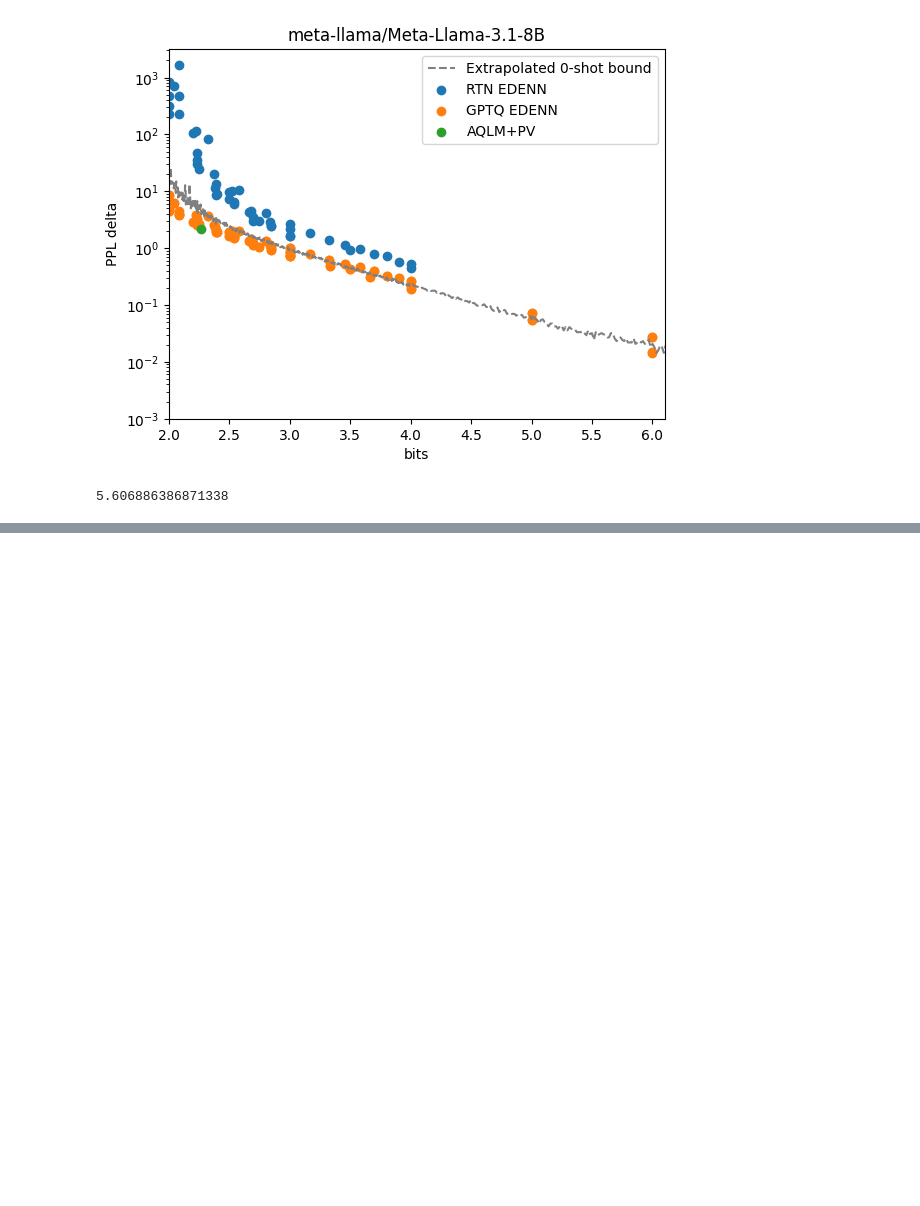
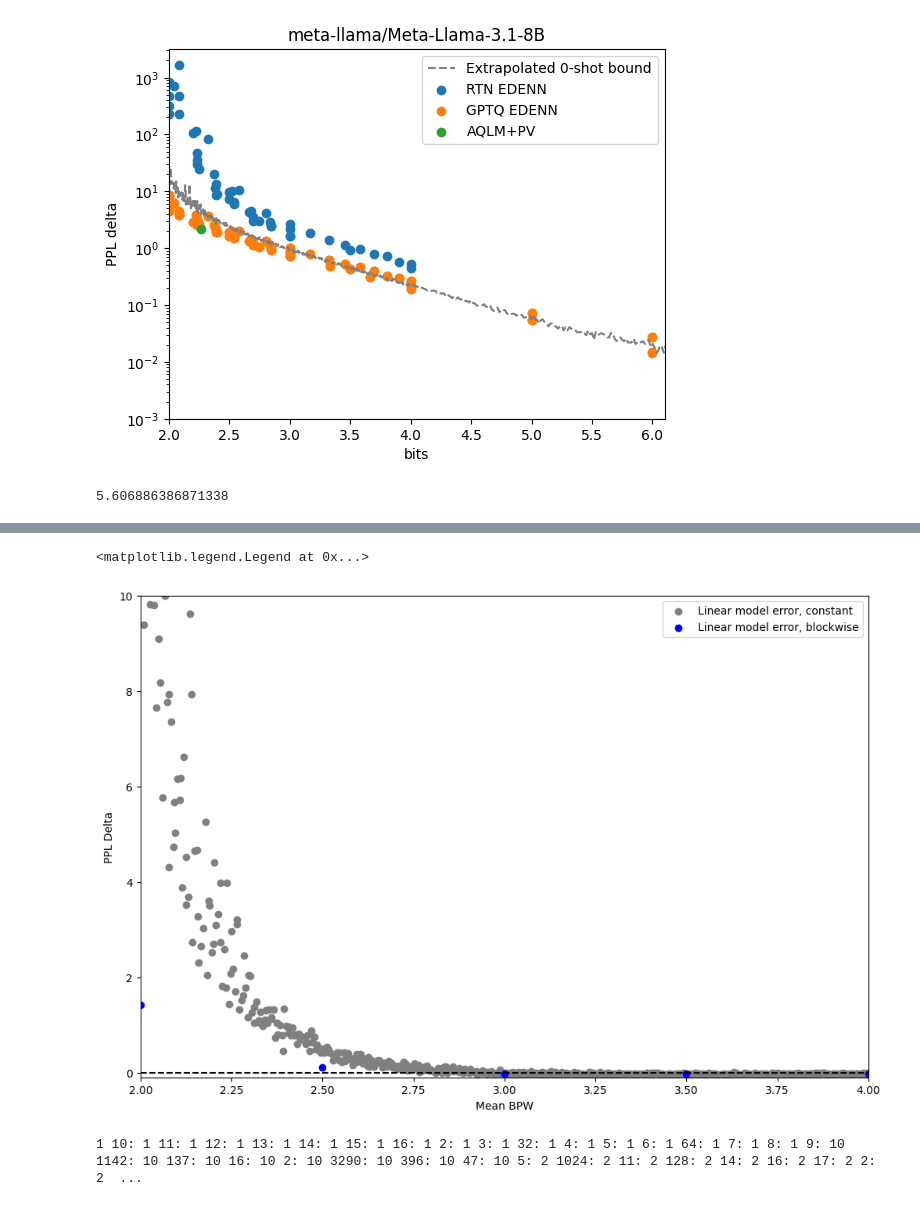
Before and after one commit to galqiwi/linear-layer-compression, a Jupyter notebook: Andrei/gptq/plots.ipynb, the cells around one changed output, grey strips where cells are left out. Saved outputs shown, nothing was run; the diff lists cells and outputs as text; code cells hidden in the pictures; blank space fills up the shorter version.

```diff
--- a/Andrei/gptq/plots.ipynb
+++ b/Andrei/gptq/plots.ipynb
@@ -280,0 +310,57 @@ array([3.32765888, 4.85262624, 2.8969397 , 2.95337116, 2.9259439 ,
+# %%
+linear_model_constant_ppls = np.asarray([expected_ppl_gap(slopes, np.array([bpw for _ in range(32)])) for bpw in noisy_bitwidhts[noisy_bitwidhts_order]])
+
+plt.scatter(
+    noisy_bitwidhts[noisy_bitwidhts_order], (noisy_ppls[noisy_bitwidhts_order] - np.min(rtn_ppls)) - linear_model_constant_ppls,
+    color="gray", label="Linear model error, constant",
+)
+plt.scatter(
+    bpws, (actual - np.min(rtn_ppls)) - np.asarray([expected_ppl_gap(slopes, get_optimal_blockwise_bitwidths(slopes, bpw)) for bpw in bpws]),
+    color="blue", label="Linear model error, blockwise",
+)
+plt.axhline(0, color="black", linestyle="--")
+
+plt.xlabel("Mean BPW")
+plt.ylabel("PPL Delta")
+
+plt.xlim(2, 4)
+plt.ylim(-0.1, 10)
+
+plt.legend()
+# %% [output]
+<matplotlib.legend.Legend at 0x...>
+[figure, added]
+# %%
+import math
+from os import listdir
+from os.path import isfile, join
+
+for i in range(16):
+    assert int(math.log2(2**i)) == i
+
+grids_path = "../grids"
+grids = [f for f in listdir(grids_path) if isfile(join(grids_path, f))]
+
+good_grids = []
+
+for grid in sorted(grids):
+    grid_signature = grid[4:-3].split("-")
+    edenn_d = int(grid_signature[0])
+    edenn_n = int(grid_signature[1])
+
+    print(f"{edenn_d} {edenn_n}:", end=" ")
+    if edenn_n & (edenn_n-1) != 0:
+        # print(f"not power of 2")
+        continue
+
+    if int(math.log2(edenn_n)) not in (1, 2, 4, 8, 6, 10, 12) :
+        # print(f"not packable")
+        continue
+
+    if edenn_n * edenn_d * 2 > 64 * 1024:
+        # print(f"too large")
+        continue
+
+    good_grids.append((edenn_d, edenn_n))
+# %% [output]
+1 10: 1 11: 1 12: 1 13: 1 14: 1 15: 1 16: 1 2: 1 3: 1 32: 1 4: 1 5: 1 6: 1 64: 1 7: 1 8: 1 9: 10 1142: 10 137: 10 16: 10 2: 10 3290: 10 396: 10 47: 10 5: 2 1024: 2 11: 2 128: 2 14: 2 16: 2 17: 2 2: 2  ...
```
Also changed, not shown: parts of 13 cells of this notebook.
